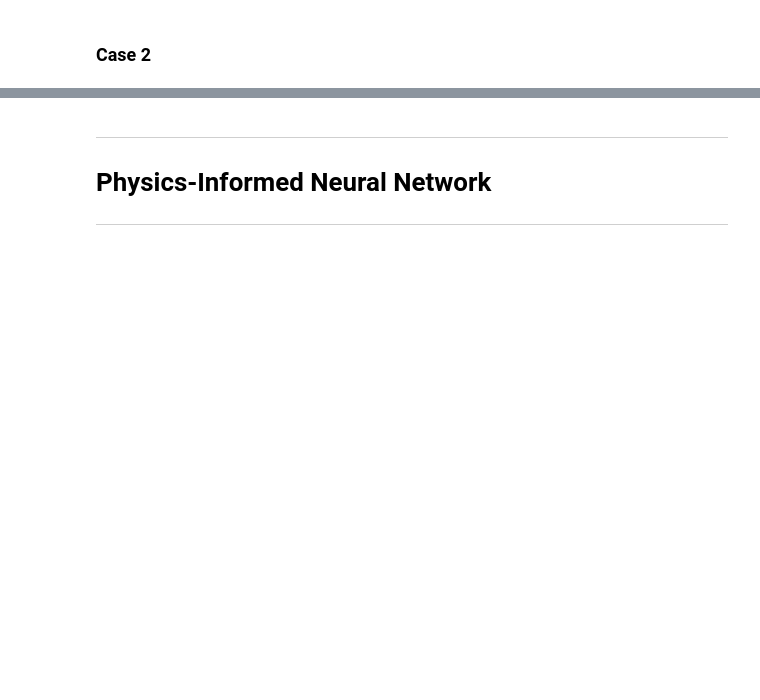
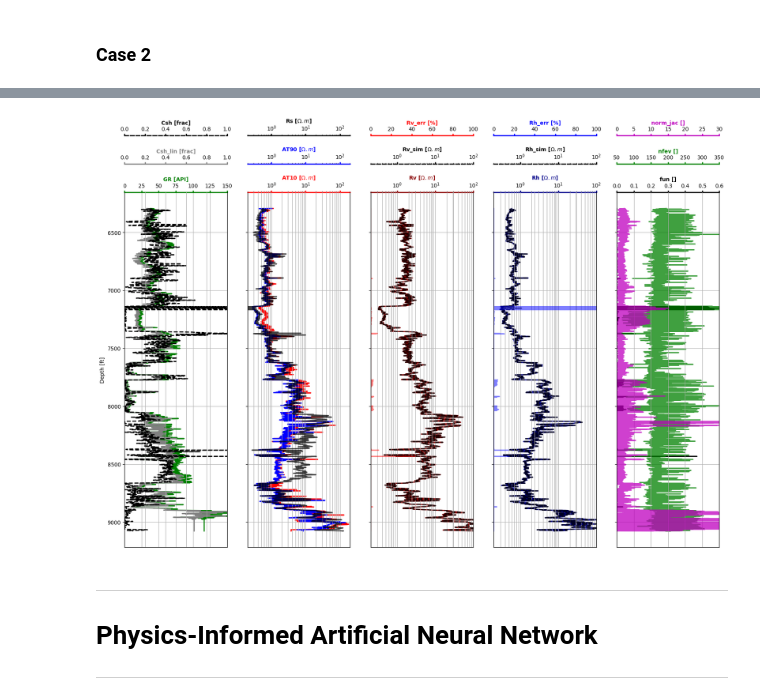
Before and after one commit to misaelmmorales/Anisotropic-Resistivity-Inversion, a Jupyter notebook: main_nb.ipynb, the cells around one changed output, grey strips where cells are left out. Saved outputs shown, nothing was run; the diff lists cells and outputs as text; code cells hidden in the pictures; blank space fills up the shorter version.

```diff
--- a/main_nb.ipynb
+++ b/main_nb.ipynb
@@ -49,9 +48,12 @@ ari.plot_inversion_results(inv2, figsize=(20,12))
 # %%
-inv2 = ari.resistivity_inversion(case2, lambda_reg=1e-6, Wd_matrix=True, tolerance=1e-6, maxiter=1e3,
-                                    x0=[0.5, 1.5], Rvsh=4.0431, Rhsh=0.6742,
-                                    method='L-BFGS-B', bounds=[(0,1),(None,None)])
+inv2 = ari.resistivity_inversion(case2, x0=[0.5,1.45], Rvsh=4.043, Rhsh=0.674,
+                                 Wd_matrix=True, tolerance=1e-8, maxiter=1e5,
+                                 lambda_reg=1e-8, method='L-BFGS-B', bounds=[(0,1),(None,None)])
+
 ari.plot_inversion_results(inv2, figsize=(20,12))
+# %% [output]
+[figure, added]
 # %% [markdown]
 ***
-# Physics-Informed Neural Network
+# Physics-Informed Artificial Neural Network
 ***
```
Also changed, not shown: parts of 13 cells of this notebook, 40 other files.
